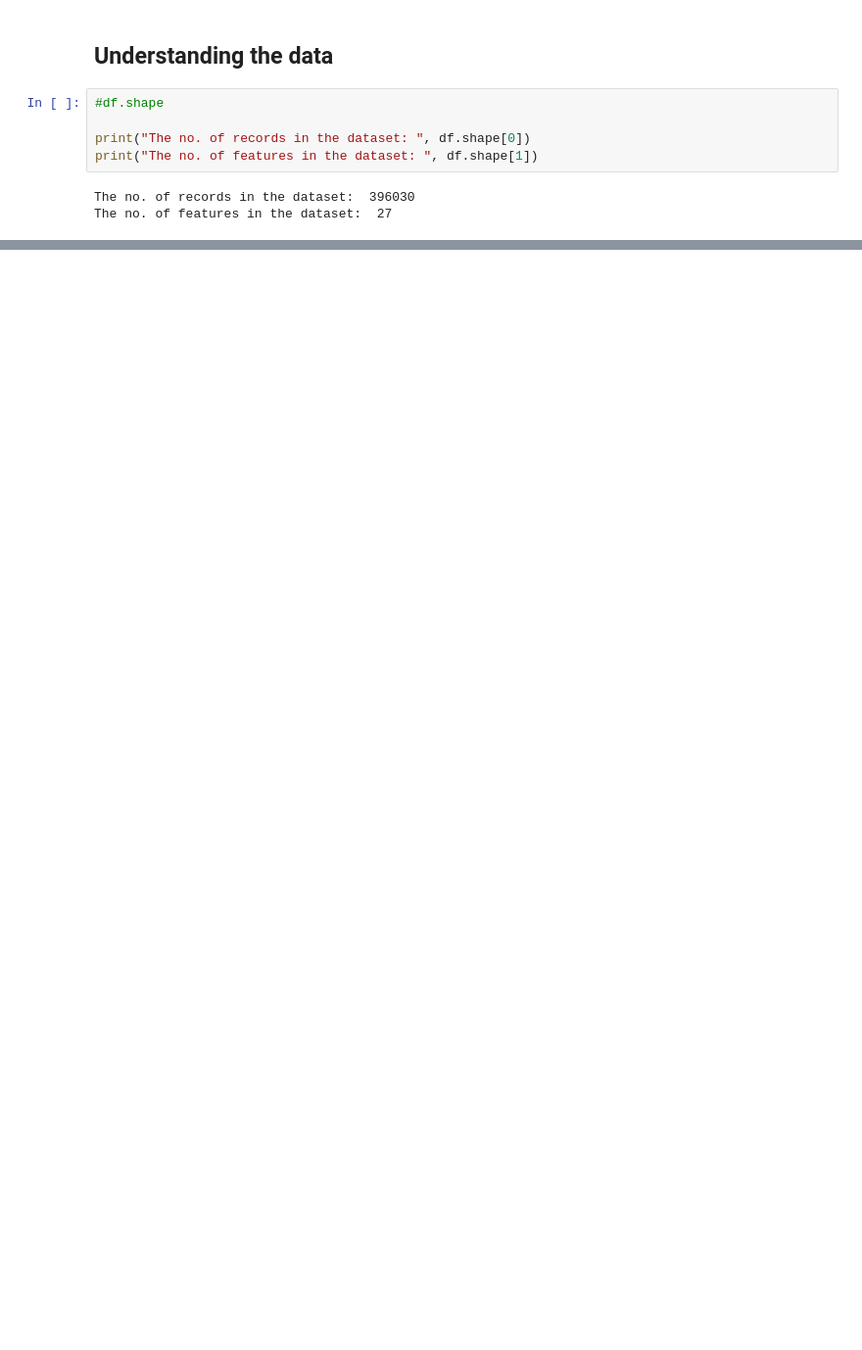
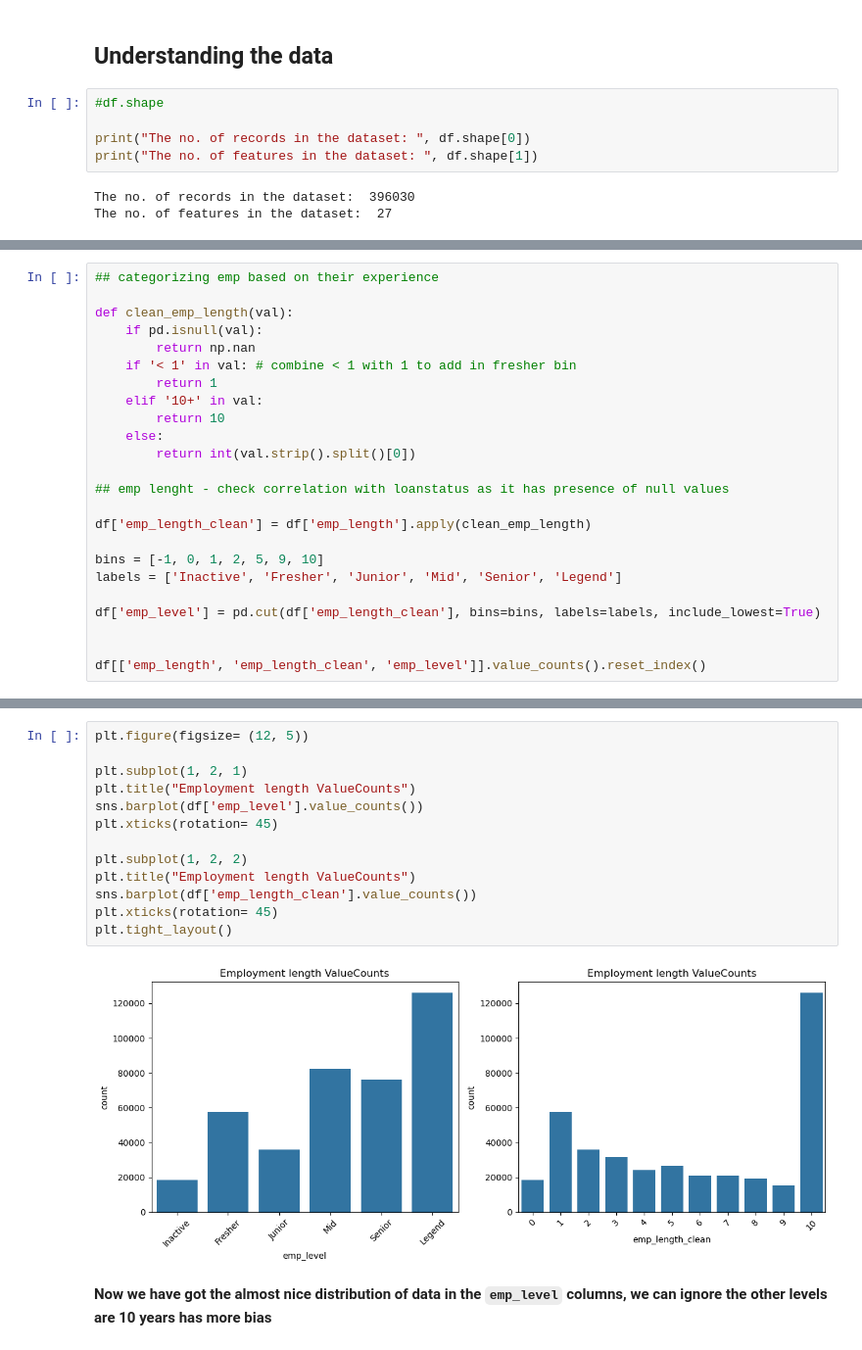
Before and after one commit to sayed-ashfaq/Loantap_logistic_regression, a Jupyter notebook: Loantap_EDA.ipynb, the cells around one changed output, grey strips where cells are left out. Shown at 98% size. Drawn from its saved outputs; the diff is of its cells as text; blank space fills up the shorter version.

```diff
--- a/Loantap_EDA.ipynb
+++ b/Loantap_EDA.ipynb
@@ -110,0 +345,24 @@ The no. of features in the dataset:  27
+# %%
+## categorizing emp based on their experience
+
+def clean_emp_length(val):
+    if pd.isnull(val):
+        return np.nan
+    if '< 1' in val: # combine < 1 with 1 to add in fresher bin
+        return 1
+    elif '10+' in val:
+        return 10
+    else:
+        return int(val.strip().split()[0])
+
+## emp lenght - check correlation with loanstatus as it has presence of null values
+
+df['emp_length_clean'] = df['emp_length'].apply(clean_emp_length)
+
+bins = [-1, 0, 1, 2, 5, 9, 10]
+labels = ['Inactive', 'Fresher', 'Junior', 'Mid', 'Senior', 'Legend']
+
+df['emp_level'] = pd.cut(df['emp_length_clean'], bins=bins, labels=labels, include_lowest=True)
+
+
+df[['emp_length', 'emp_length_clean', 'emp_level']].value_counts().reset_index()
@@ -110,0 +383,17 @@ The no. of features in the dataset:  27
+# %%
+plt.figure(figsize= (12, 5))
+
+plt.subplot(1, 2, 1)
+plt.title("Employment length ValueCounts")
+sns.barplot(df['emp_level'].value_counts())
+plt.xticks(rotation= 45)
+
+plt.subplot(1, 2, 2)
+plt.title("Employment length ValueCounts")
+sns.barplot(df['emp_length_clean'].value_counts())
+plt.xticks(rotation= 45)
+plt.tight_layout()
+# %% [output]
+[figure, added]
+# %% [markdown]
+**Now we have got the almost nice distribution of data in the `emp_level` columns, we can ignore the other levels are 10 years has more bias**
```
Also changed, not shown: parts of 49 cells of this notebook.
